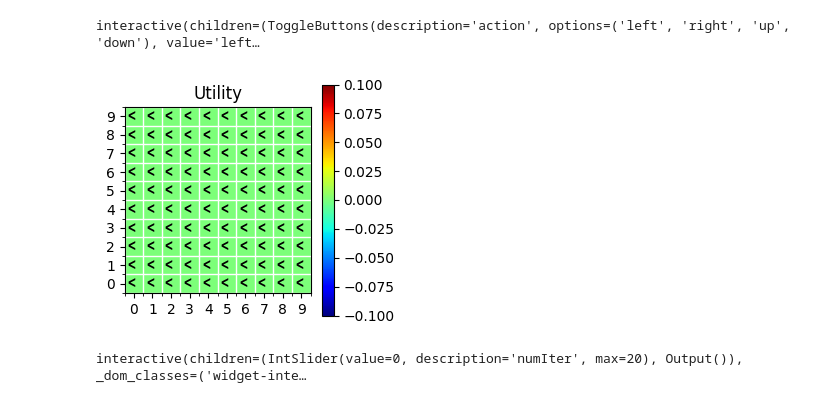
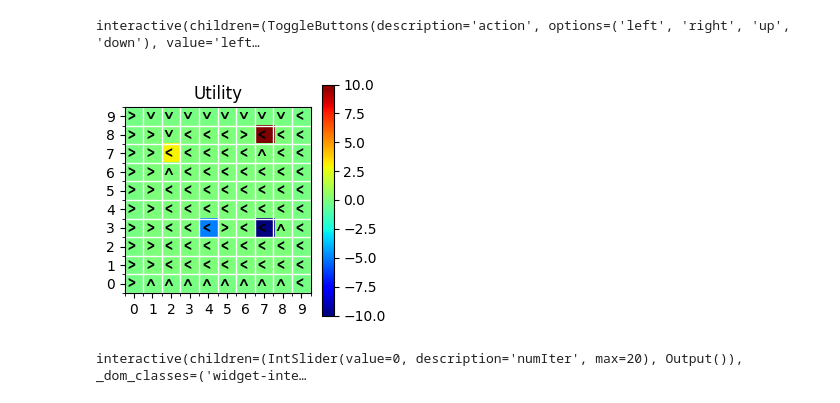
Before and after one commit to kahingala/DL_lab6, a Jupyter notebook: Markov_Decision_Process.ipynb, the cells around one changed output. Cells and saved outputs as stored; diff of their text form; code cells hidden in the pictures.

```diff
--- a/Markov_Decision_Process.ipynb
+++ b/Markov_Decision_Process.ipynb
@@ -249,35 +249,48 @@ interactive(children=(ToggleButtons(description='action', options=('left', 'righ
 # %%
 #Value iteration
 def valueIteration(mdp, numIterations=1):
     U = np.zeros(len(mdp.S))
     U_old = copy.copy(U)
-    for t in range(numIterations):
-        f#type your code here
+    for s in mdp.S:
+            # Bellman update
+            U[s] = max([
+                mdp.R[s, a] + mdp.discount * np.sum(
+                    mdp.T[s, a, s1] * U_old[s1] for s1 in mdp.nextStates[(s, a)]
+                )
+                for a in range(len(mdp.A))
+            ])
     return U
 
 def policyExtration(mdp, U):
     policy = np.zeros(len(mdp.S))
-    #type your code here
+    for s in mdp.S:
+        action_values = []
+        for a in range(len(mdp.A)):
+            q_val = mdp.R[s, a] + mdp.discount * np.sum(
+                mdp.T[s, a, s1] * U[s1] for s1 in mdp.nextStates[(s, a)]
+            )
+            action_values.append(q_val)
+        policy[s] = np.argmax(action_values)
     return policy
 
 U = valueIteration(mdp, numIterations=2)
 policy = policyExtration(mdp, U=U)
 pl.figure(figsize=(3,3))
 mdp.gridPlot(ax=pl.gca(), im=U.reshape(10,10), title='Utility', cmap='jet')
 for s in range(100):
     x, y = mdp.s2xy(s)
     if policy[s] == 0:
         m='\u02C2'
     elif policy[s] == 1:
         m='\u02C3'
     elif policy[s] == 2:
         m='\u02C4'
     elif policy[s] == 3:
         m='\u02C5'
     pl.text(x-0.5,y-1,m,color='k',size=20)
 pl.show()
 # %% [output]
-[figure, old version]
+[figure, new version]
 # %%
 def f(numIter=1):
     start_time = timeit.default_timer()
```
Also changed, not shown: parts of 1 cell of this notebook.
